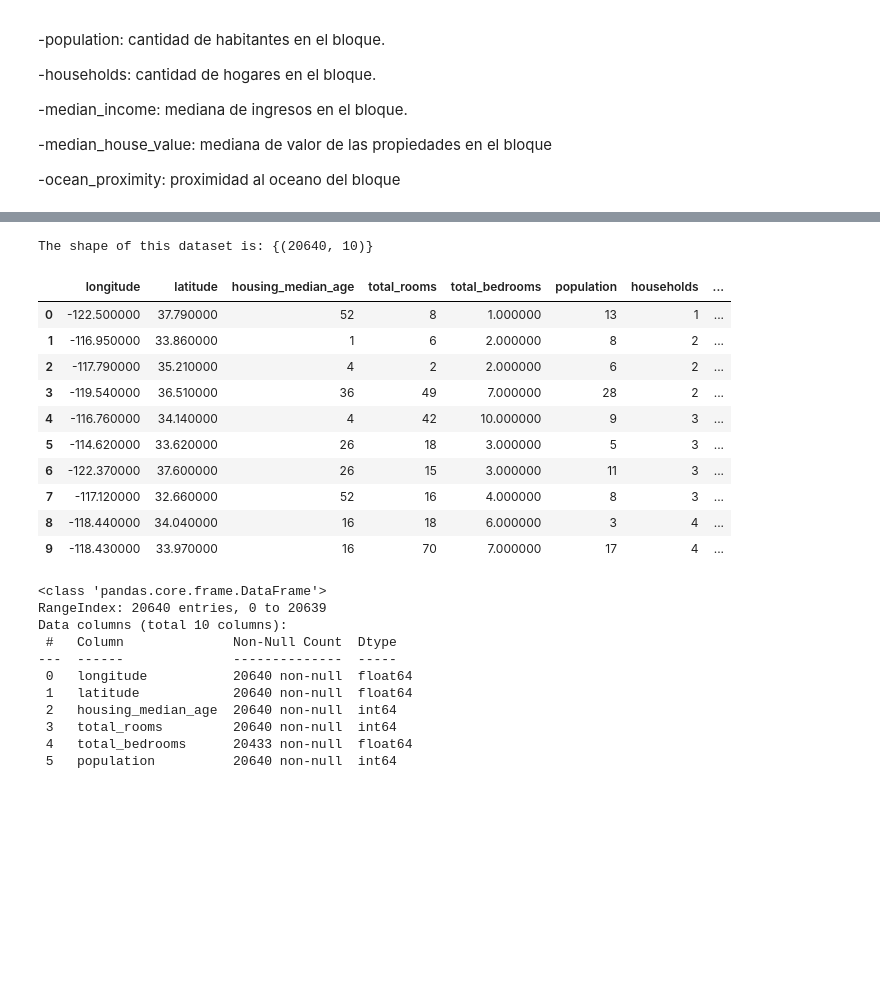
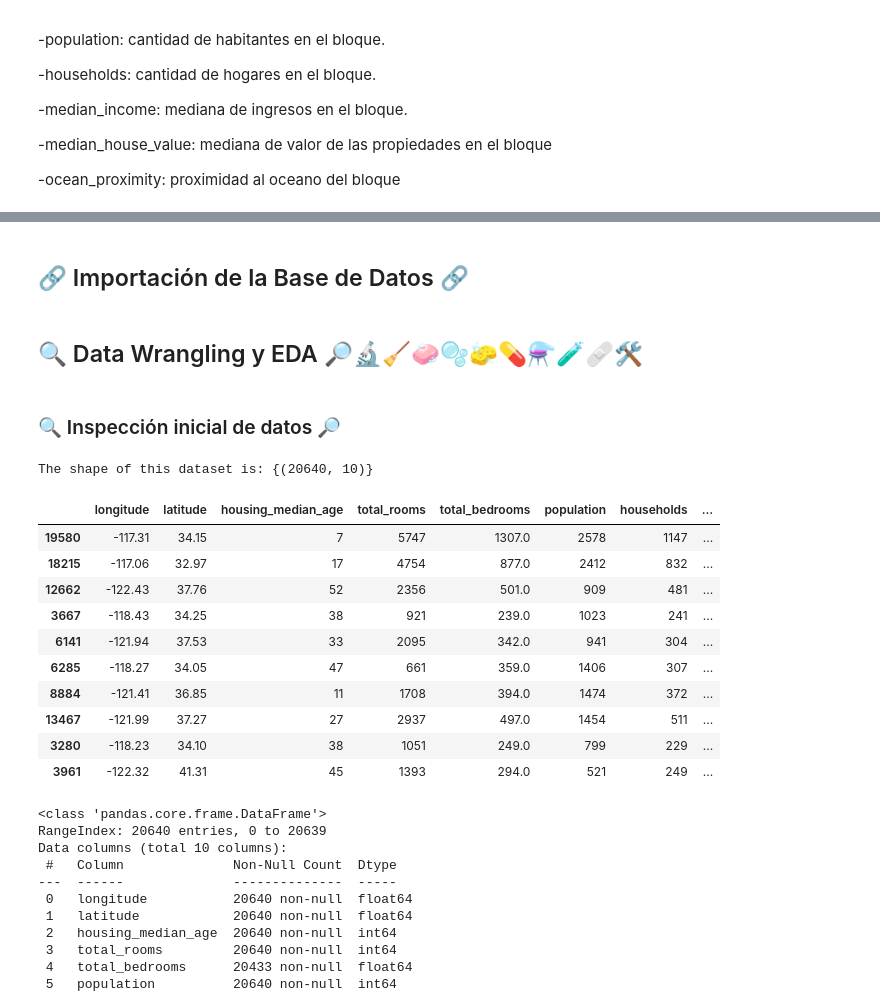
Before and after one commit to djender985/CursoDataScience-II, a Jupyter notebook: Proyecto/Ender_Davila.ipynb, the cells around one changed output, grey strips where cells are left out. Drawn from its saved outputs; the diff is of its cells as text; code cells hidden in the pictures; blank space fills up the shorter version.

```diff
--- a/Proyecto/Ender_Davila.ipynb
+++ b/Proyecto/Ender_Davila.ipynb
@@ -50,26 +43,33 @@ df=pd.read_csv('housing.csv', sep=',')
+# %% [markdown]
+## 🔗 Importación de la Base de Datos 🔗
+# %%
+# Importo la base de datos csv de mi Github
+url = "https://raw.githubusercontent.com/djender985/CursoDataScience-II/refs/heads/main/Proyecto/housing.csv"
+df = pd.read_csv(url, sep=',')
+# %% [markdown]
+## 🔍 Data Wrangling y EDA 🔎🔬🧹🧼🫧🧽💊⚗️🧪🩹🛠️
+# %% [markdown]
+### 🔍 Inspección inicial de datos 🔎
 # %%
 # para conocer la forma del dataset
+print("\n")
 print('\n\nThe shape of this dataset is:', {df.shape})
 print("\n")
 
-# Definir la función que alterna los colores de fondo
-def color_alternado(row):
-    return ['background-color: white; color: black;' if row.name % 2 == 0 else 'background-color: #EEEDED; color: black;' for _ in row]
-
-# Aplicar el estilo al DataFrame
-df.head(10).style.apply(color_alternado, axis=1).set_properties(**{'border':'2.5px solid black'})
+# Observo los datos
+df.sample(10)
 # %% [output]
 The shape of this dataset is: {(20640, 10)}
 |  | longitude | latitude | housing_median_age | total_rooms | total_bedrooms | population | households | ... |
-| 0 | -122.500000 | 37.790000 | 52 | 8 | 1.000000 | 13 | 1 | ... |
-| 1 | -116.950000 | 33.860000 | 1 | 6 | 2.000000 | 8 | 2 | ... |
-| 2 | -117.790000 | 35.210000 | 4 | 2 | 2.000000 | 6 | 2 | ... |
-| 3 | -119.540000 | 36.510000 | 36 | 49 | 7.000000 | 28 | 2 | ... |
-| 4 | -116.760000 | 34.140000 | 4 | 42 | 10.000000 | 9 | 3 | ... |
-| 5 | -114.620000 | 33.620000 | 26 | 18 | 3.000000 | 5 | 3 | ... |
-| 6 | -122.370000 | 37.600000 | 26 | 15 | 3.000000 | 11 | 3 | ... |
-| 7 | -117.120000 | 32.660000 | 52 | 16 | 4.000000 | 8 | 3 | ... |
-| 8 | -118.440000 | 34.040000 | 16 | 18 | 6.000000 | 3 | 4 | ... |
-| 9 | -118.430000 | 33.970000 | 16 | 70 | 7.000000 | 17 | 4 | ... |
+| 19580 | -117.31 | 34.15 | 7 | 5747 | 1307.0 | 2578 | 1147 | ... |
+| 18215 | -117.06 | 32.97 | 17 | 4754 | 877.0 | 2412 | 832 | ... |
+| 12662 | -122.43 | 37.76 | 52 | 2356 | 501.0 | 909 | 481 | ... |
+| 3667 | -118.43 | 34.25 | 38 | 921 | 239.0 | 1023 | 241 | ... |
+| 6141 | -121.94 | 37.53 | 33 | 2095 | 342.0 | 941 | 304 | ... |
+| 6285 | -118.27 | 34.05 | 47 | 661 | 359.0 | 1406 | 307 | ... |
+| 8884 | -121.41 | 36.85 | 11 | 1708 | 394.0 | 1474 | 372 | ... |
+| 13467 | -121.99 | 37.27 | 27 | 2937 | 497.0 | 1454 | 511 | ... |
+| 3280 | -118.23 | 34.10 | 38 | 1051 | 249.0 | 799 | 229 | ... |
+| 3961 | -122.32 | 41.31 | 45 | 1393 | 294.0 | 521 | 249 | ... |
 # %%
 # Quiero ver el tipo de datos de cada columna
```
Also changed, not shown: parts of 34 cells of this notebook.
